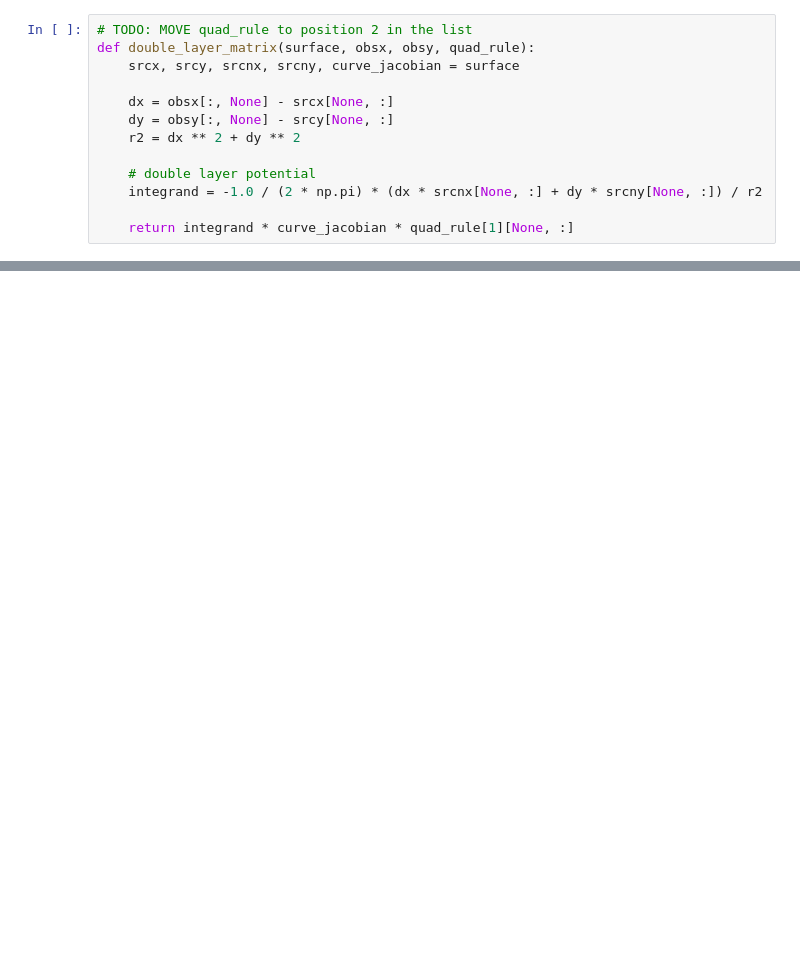
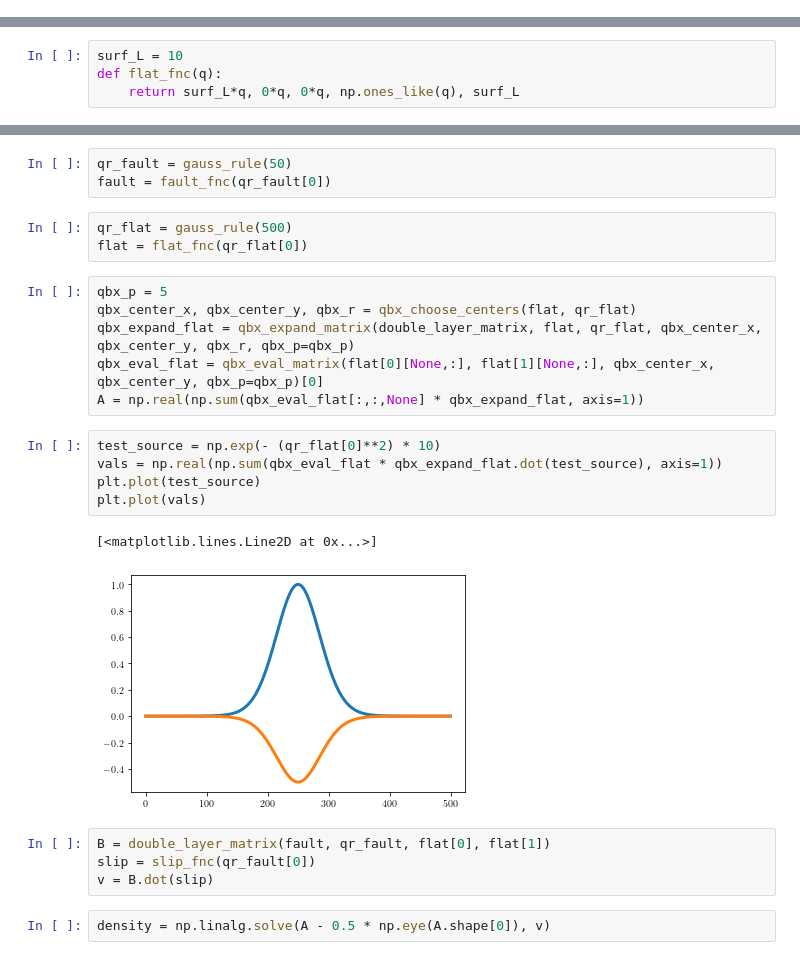
Before and after one commit to tbenthompson/tectosaur2, a Jupyter notebook: part3_solver.ipynb, the cells around one changed output, grey strips where cells are left out. Cells and saved outputs as stored; diff of their text form; blank space fills up the shorter version.

Commit message:
Part 3 solver, part 4 splines

```diff
--- a/part3_solver.ipynb
+++ b/part3_solver.ipynb
@@ -34,13 +0,0 @@ def circle(quad_pts):
-# %%
-# TODO: MOVE quad_rule to position 2 in the list
-def double_layer_matrix(surface, obsx, obsy, quad_rule):
-    srcx, srcy, srcnx, srcny, curve_jacobian = surface
-
-    dx = obsx[:, None] - srcx[None, :]
-    dy = obsy[:, None] - srcy[None, :]
-    r2 = dx ** 2 + dy ** 2
-
-    # double layer potential
-    integrand = -1.0 / (2 * np.pi) * (dx * srcnx[None, :] + dy * srcny[None, :]) / r2
-
-    return integrand * curve_jacobian * quad_rule[1][None, :]
@@ -440,0 +11,4 @@ plt.show()
+# %%
+surf_L = 10
+def flat_fnc(q):
+    return surf_L*q, 0*q, 0*q, np.ones_like(q), surf_L
@@ -440,0 +31,26 @@ plt.show()
+# %%
+qr_fault = gauss_rule(50)
+fault = fault_fnc(qr_fault[0])
+# %%
+qr_flat = gauss_rule(500)
+flat = flat_fnc(qr_flat[0])
+# %%
+qbx_p = 5
+qbx_center_x, qbx_center_y, qbx_r = qbx_choose_centers(flat, qr_flat)
+qbx_expand_flat = qbx_expand_matrix(double_layer_matrix, flat, qr_flat, qbx_center_x, qbx_center_y, qbx_r, qbx_p=qbx_p)
+qbx_eval_flat = qbx_eval_matrix(flat[0][None,:], flat[1][None,:], qbx_center_x, qbx_center_y, qbx_p=qbx_p)[0]
+A = np.real(np.sum(qbx_eval_flat[:,:,None] * qbx_expand_flat, axis=1))
+# %%
+test_source = np.exp(- (qr_flat[0]**2) * 10)
+vals = np.real(np.sum(qbx_eval_flat * qbx_expand_flat.dot(test_source), axis=1))
+plt.plot(test_source)
+plt.plot(vals)
+# %% [output]
+[<matplotlib.lines.Line2D at 0x...>]
+[figure, added]
+# %%
+B = double_layer_matrix(fault, qr_fault, flat[0], flat[1])
+slip = slip_fnc(qr_fault[0])
+v = B.dot(slip)
+# %%
+density = np.linalg.solve(A - 0.5 * np.eye(A.shape[0]), v)
```
Also changed, not shown: parts of 43 cells of this notebook, 5 other files.
